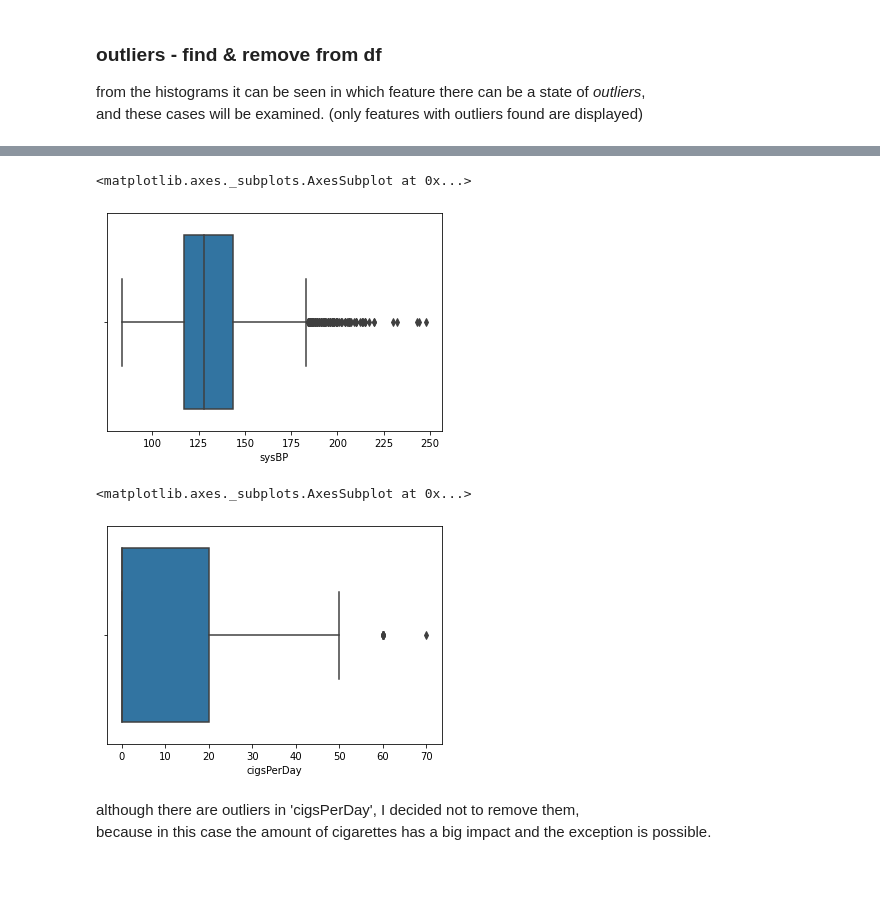
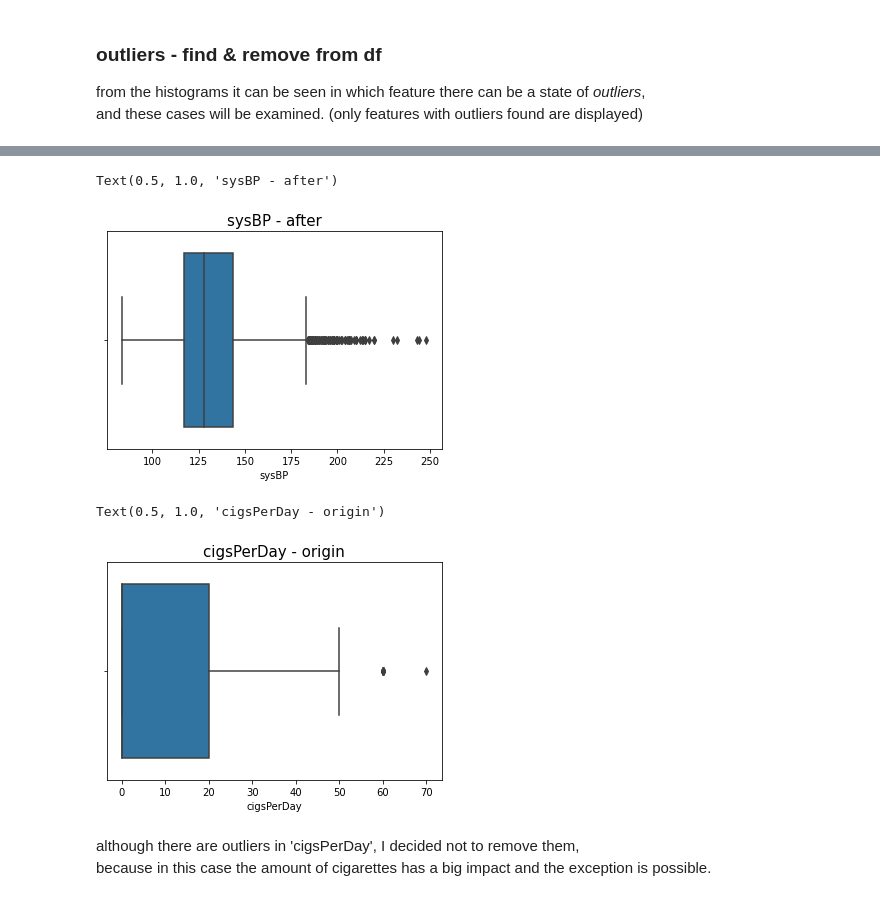
Before and after one commit to renanarimon/ml_models, a Jupyter notebook: final_project_part_3_classification.ipynb, the cells around one changed output, grey strips where cells are left out. Drawn from its saved outputs; the diff is of its cells as text; code cells hidden in the pictures.

```diff
--- a/final_project_part_3_classification.ipynb
+++ b/final_project_part_3_classification.ipynb
@@ -244,15 +247,17 @@ sns.boxplot(df.sysBP)
 # %%
 #Dropping 1 outlier in sysBP
 df = df.drop(df[df.sysBP > 280].index)
 sns.boxplot(df.sysBP)
+plt.title('sysBP - after',fontsize=15)
 # %% [output]
-<matplotlib.axes._subplots.AxesSubplot at 0x...>
+Text(0.5, 1.0, 'sysBP - after')
-[figure, old version]
+[figure, new version]
 # %%
 sns.boxplot(df.cigsPerDay)
+plt.title('cigsPerDay - origin',fontsize=15)
 # %% [output]
-<matplotlib.axes._subplots.AxesSubplot at 0x...>
+Text(0.5, 1.0, 'cigsPerDay - origin')
-[figure, old version]
+[figure, new version]
 # %% [markdown]
 although there are outliers in 'cigsPerDay', I decided not to remove them,
 because in this case the amount of cigarettes has a big impact and the exception is possible.
```
Also changed, not shown: parts of 30 cells of this notebook.
